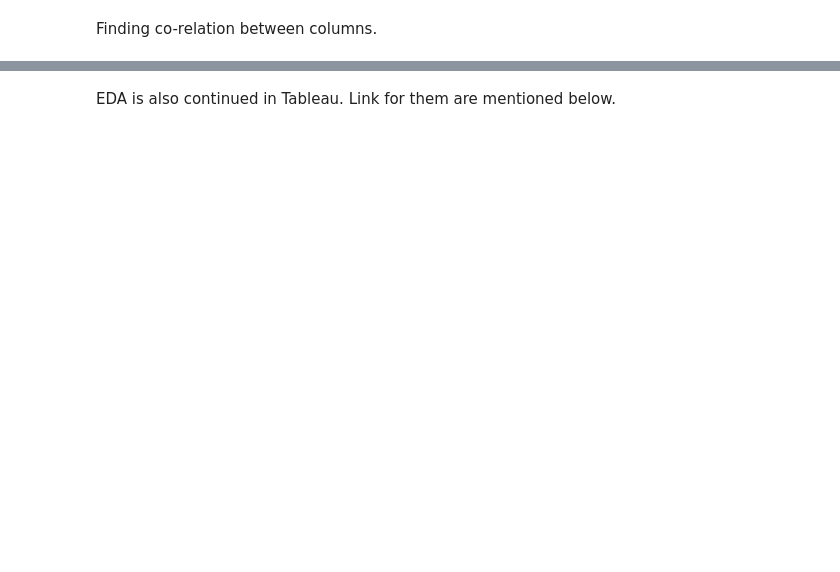
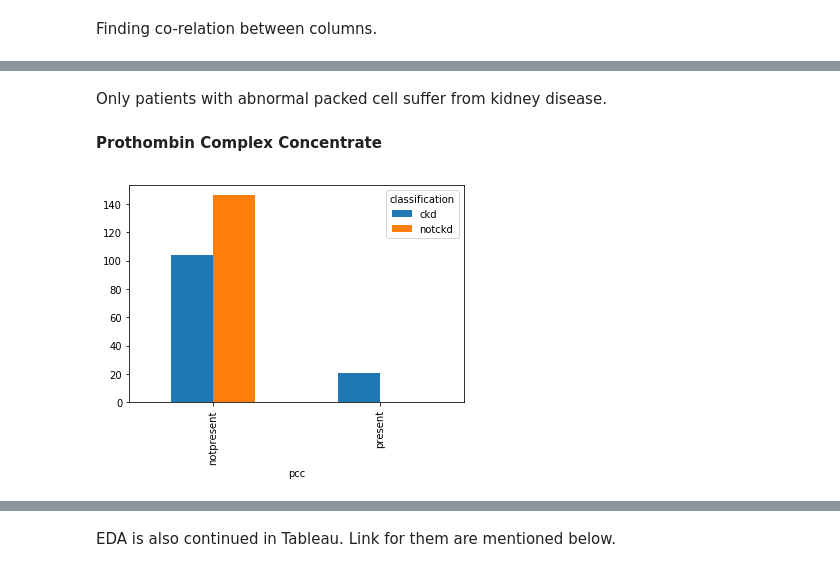
Before and after one commit to NortheasternUniversityADS/Final-Project, a Jupyter notebook: Kidney Disease/EDA.ipynb, the cells around one changed output, grey strips where cells are left out. Drawn from its saved outputs; the diff is of its cells as text; code cells hidden in the pictures; blank space fills up the shorter version.

```diff
--- a/Kidney Disease/EDA.ipynb
+++ b/Kidney Disease/EDA.ipynb
@@ -67,0 +94,10 @@ We have 100% data of patients having diabetes with 14 or more pregnancies.
+# %% [markdown]
+Only patients with abnormal packed cell suffer from kidney disease.
+# %% [markdown]
+**Prothombin Complex Concentrate**
+# %%
+d = df1.groupby(['pcc', 'classification']).size().unstack(level=1)
+d = d / d.count()
+p = d.plot(kind='bar')
+# %% [output]
+[figure, added]
```
Also changed, not shown: parts of 43 cells of this notebook.
